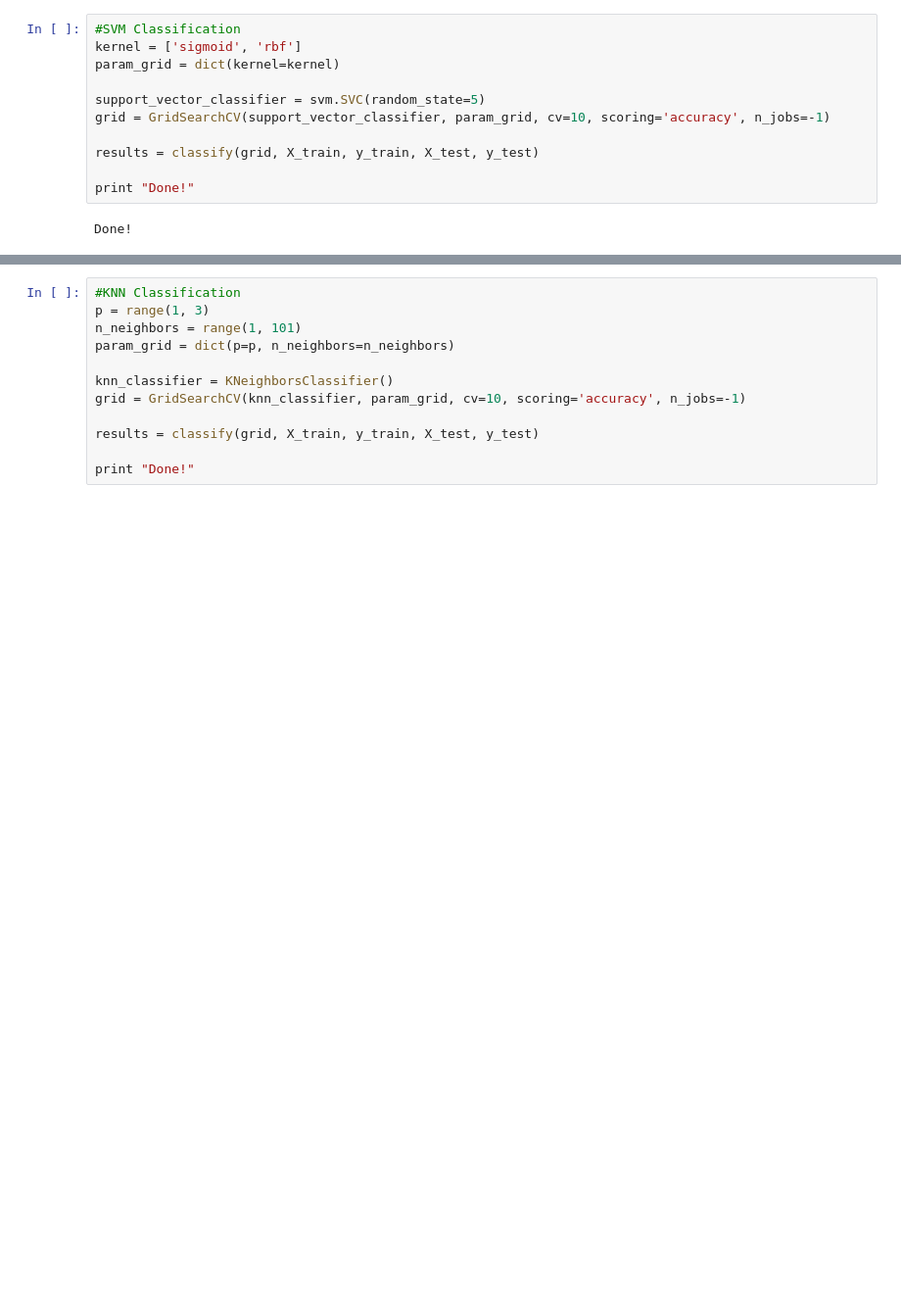
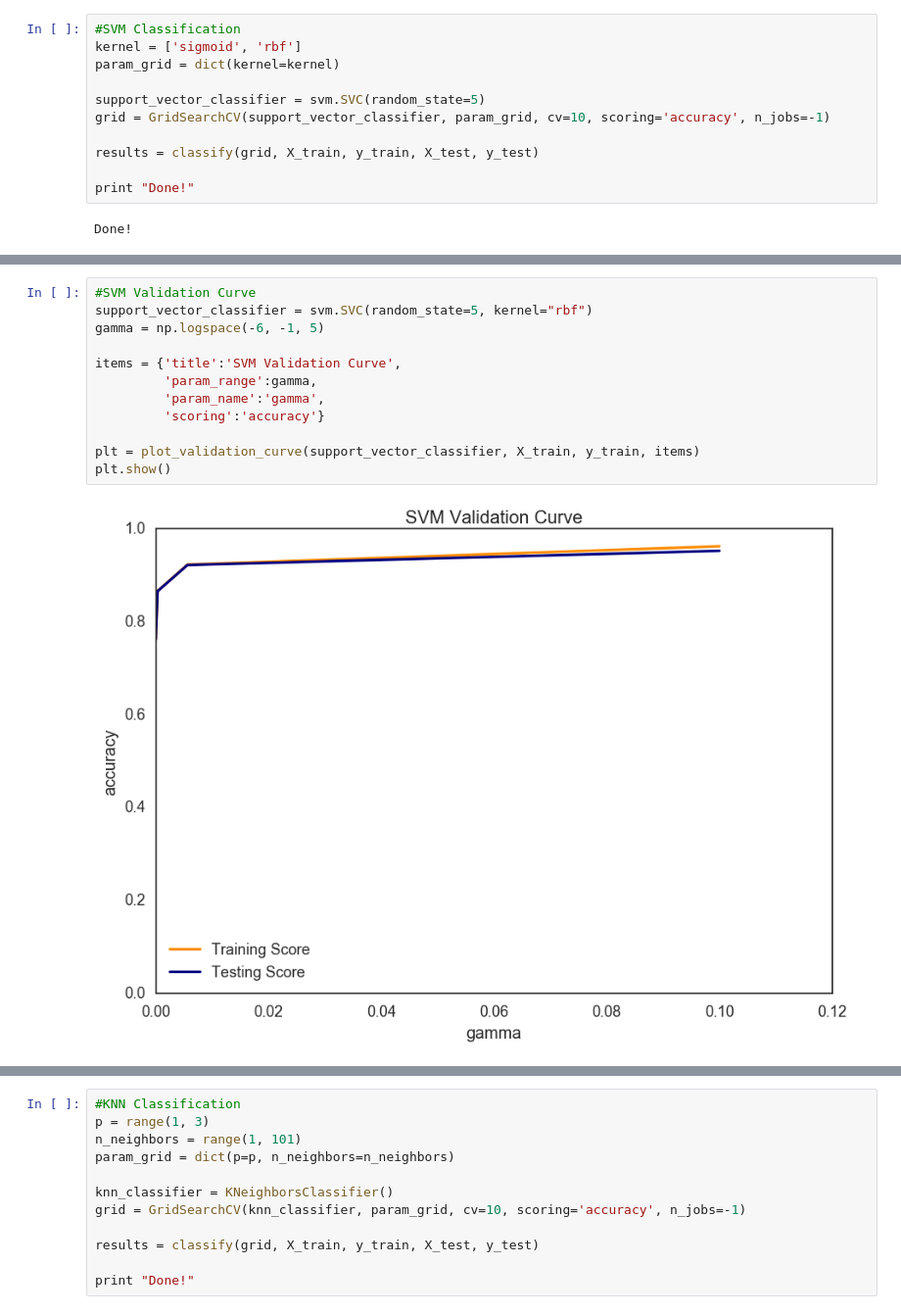
Before and after one commit to inncretech/datascience, a Jupyter notebook: kaggle/kaggle_hr/kaggle_hr.ipynb, the cells around one changed output, grey strips where cells are left out. Shown: that part at 98% size. Cells and saved outputs as stored; diff of their text form; blank space fills up the shorter version.

```diff
--- a/kaggle/kaggle_hr/kaggle_hr.ipynb
+++ b/kaggle/kaggle_hr/kaggle_hr.ipynb
@@ -157,0 +207,14 @@ Done!
+# %%
+#SVM Validation Curve
+support_vector_classifier = svm.SVC(random_state=5, kernel="rbf")
+gamma = np.logspace(-6, -1, 5)
+
+items = {'title':'SVM Validation Curve',
+         'param_range':gamma,
+         'param_name':'gamma',
+         'scoring':'accuracy'}
+
+plt = plot_validation_curve(support_vector_classifier, X_train, y_train, items)
+plt.show()
+# %% [output]
+[figure, added]
```
Also changed, not shown: parts of 11 cells of this notebook, 1 other file.
